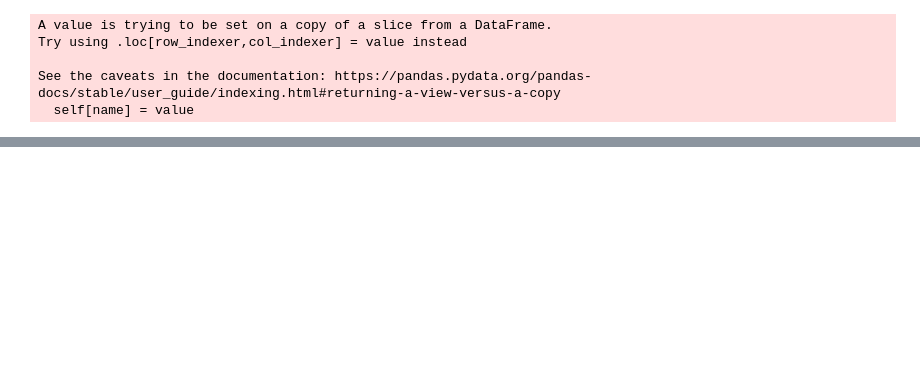
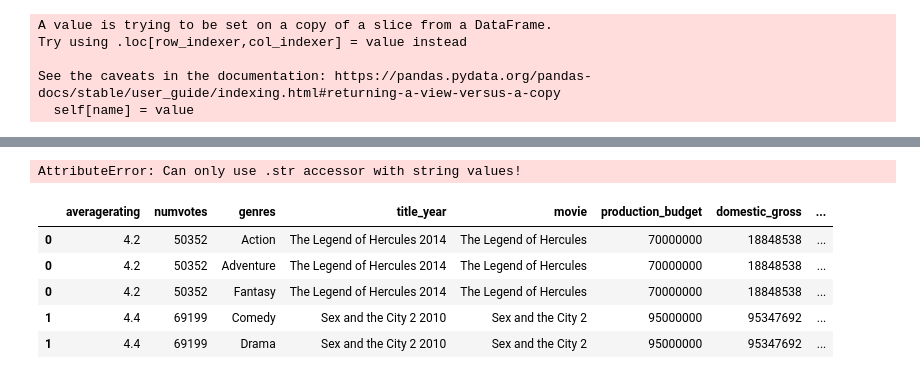
Before and after one commit to learn-co-curriculum/dsc-phase-1-project-v2-4, a Jupyter notebook: student-Copy1.ipynb, the cells around one changed output, grey strips where cells are left out. Saved outputs shown, nothing was run; the diff lists cells and outputs as text; code cells hidden in the pictures; blank space fills up the shorter version.

```diff
--- a/student-Copy1.ipynb
+++ b/student-Copy1.ipynb
@@ -281,0 +333,20 @@ df_newdata.head()
+# %%
+#converting gross columns into integer datatype
+low_ranking.domestic_gross = low_ranking.domestic_gross.str.replace('$','').str.replace(',','')
+# replacing $ and , characters in production_budget column
+low_ranking.worldwide_gross = low_ranking.worldwide_gross.str.replace('$','').str.replace(',','')
+
+# casting to integer so we can filter based on production budget is
+low_ranking.domestic_gross = low_ranking.domestic_gross.astype(int)
+low_ranking.worldwide_gross = low_ranking.worldwide_gross.astype(int)
+# %% [output]
+AttributeError: Can only use .str accessor with string values!
+# %%
+low_ranking.head()
+# %% [output]
+|  | averagerating | numvotes | genres | title_year | movie | production_budget | domestic_gross | ... |
+| 0 | 4.2 | 50352 | Action | The Legend of Hercules 2014 | The Legend of Hercules | 70000000 | 18848538 | ... |
+| 0 | 4.2 | 50352 | Adventure | The Legend of Hercules 2014 | The Legend of Hercules | 70000000 | 18848538 | ... |
+| 0 | 4.2 | 50352 | Fantasy | The Legend of Hercules 2014 | The Legend of Hercules | 70000000 | 18848538 | ... |
+| 1 | 4.4 | 69199 | Comedy | Sex and the City 2 2010 | Sex and the City 2 | 95000000 | 95347692 | ... |
+| 1 | 4.4 | 69199 | Drama | Sex and the City 2 2010 | Sex and the City 2 | 95000000 | 95347692 | ... |
```
Also changed, not shown: parts of 33 cells of this notebook.
